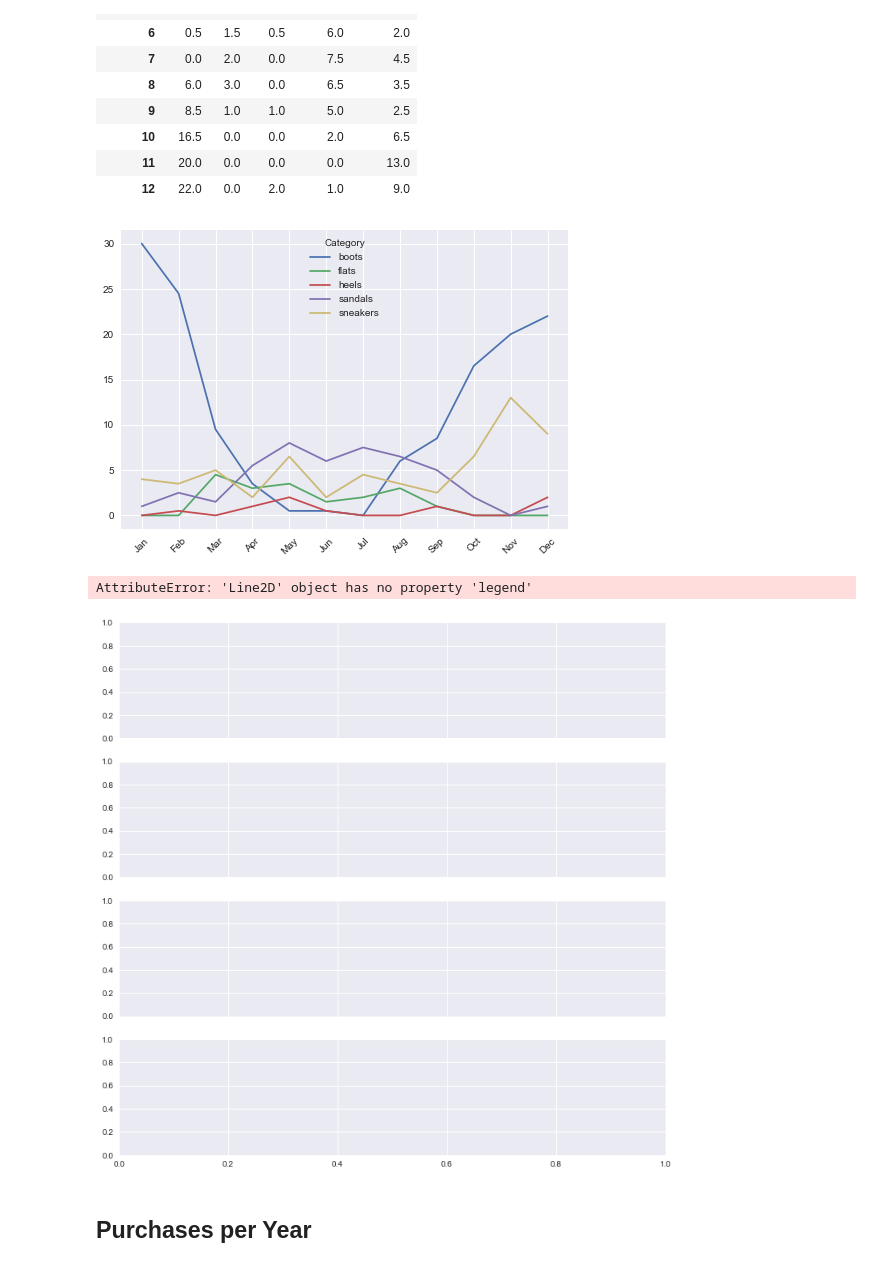
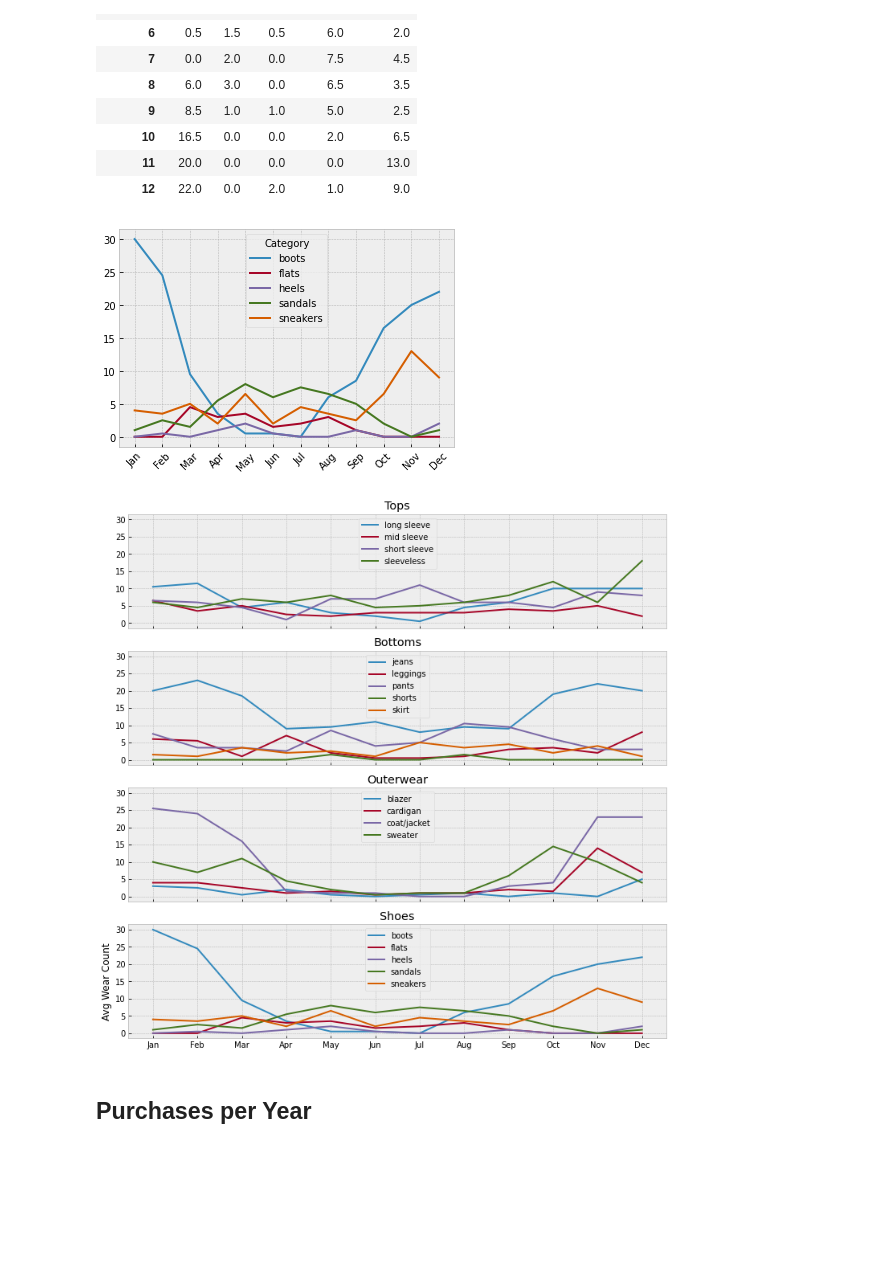
Before and after one commit to rebekahcallkacz/wardrobe-data-analysis, a Jupyter notebook: data_visualization.ipynb, the cells around one changed output. Cells and saved outputs as stored; diff of their text form; code cells hidden in the pictures; blank space fills up the shorter version.

Commit message:
added legends to subplots

```diff
--- a/data_visualization.ipynb
+++ b/data_visualization.ipynb
@@ -14,7 +14,7 @@ import datetime as dt
 import calendar
 # %%
 # Set style
-plt.style.use('seaborn')
+plt.style.use('bmh')
 # %%
 # Import dataset
 wardrobe_df = pd.read_csv('Resources/wardrobedata.csv')
@@ -294,32 +295,39 @@ shoes_months.plot(kind='line', rot=45)
 plt.xticks(months_list, [calendar.month_abbr[m] for m in months_list])
 plt.show()
 # %% [output]
-[figure, old version]
+[figure, new version]
 # %%
 # Put all four line graphs together using plt.subplot
 fig, ((ax1, ax2, ax3, ax4)) = plt.subplots(4, sharex= True, sharey=True, figsize=(12,12))
 
-ax1.plot(tops_index, tops_months[tops_list], legend=True)
+for t in tops_list:
+    ax1.plot(tops_index, tops_months[t], label=t)
 ax1.set_xticks(months_list)
 ax1.set_xticklabels([calendar.month_abbr[m] for m in months_list])
 ax1.set_title('Tops')
-ax1.legend(loc='upper right')
+ax1.legend(loc='upper center')
 plt.ylabel('Avg Wear Count')
 
-ax2.plot(bottoms_index, bottoms_months[bottoms_list])
+for b in bottoms_list:
+    ax2.plot(bottoms_index, bottoms_months[b], label=b)
+
 ax2.set_title('Bottoms')
+ax2.legend(loc='upper center')
 
-ax3.plot(outerwear_index, outerwear_months[outerwear_list])
+for o in outerwear_list:
+    ax3.plot(outerwear_index, outerwear_months[o], label=o)
 ax3.set_title('Outerwear')
+ax3.legend(loc='upper center')
 
-ax4.plot(shoes_index, shoes_months[shoes_list])
+for s in shoes_list:
+    ax4.plot(shoes_index, shoes_months[s], label=s)
 ax4.set_title('Shoes')
+ax4.legend(loc='upper center')
 
 plt.tight_layout
 plt.savefig('Resources/assets/Images/wearspermonthline.png')
 plt.show()
 # %% [output]
-AttributeError: 'Line2D' object has no property 'legend'
-[figure, old version]
+[figure, new version]
 # %% [markdown]
 ## Purchases per Year
```
Also changed, not shown: parts of 10 cells of this notebook, 1 other file.
